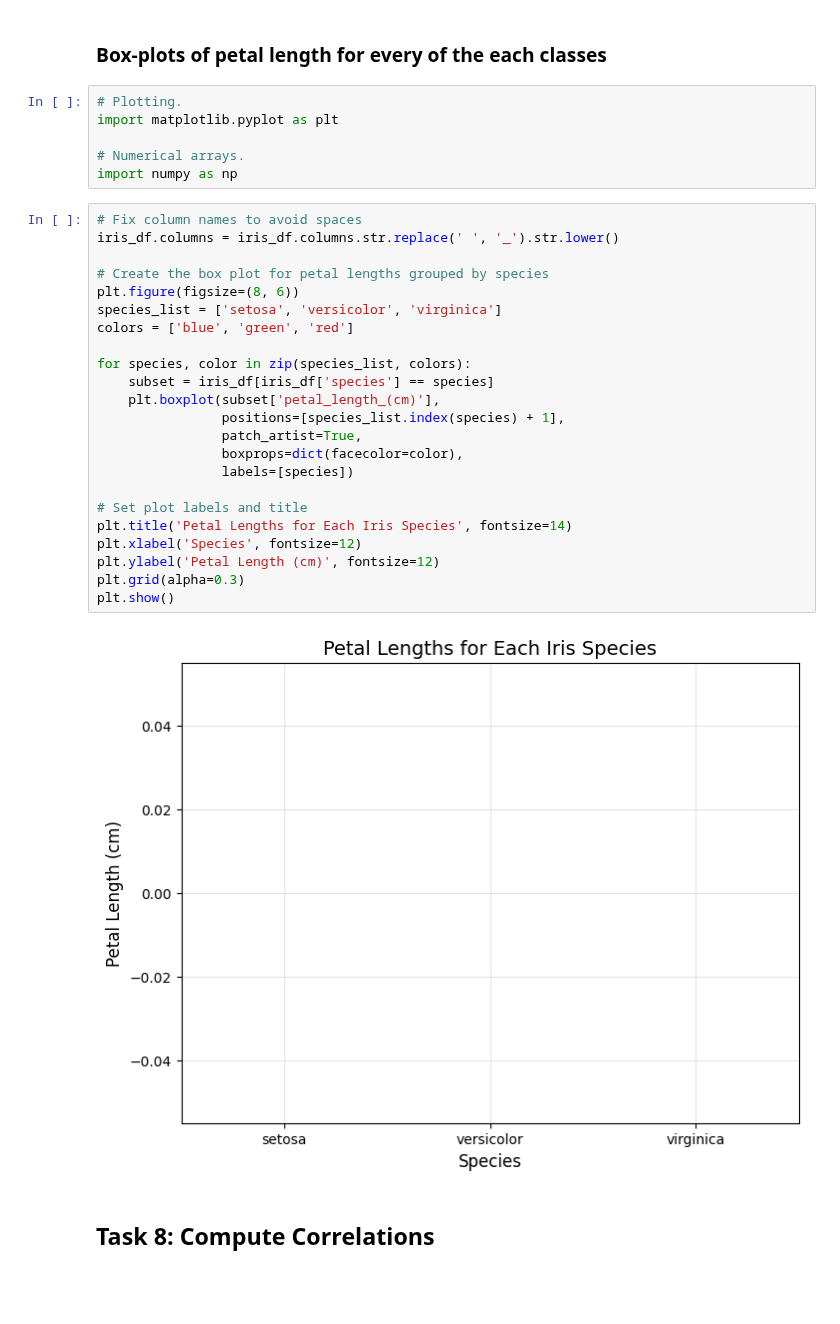
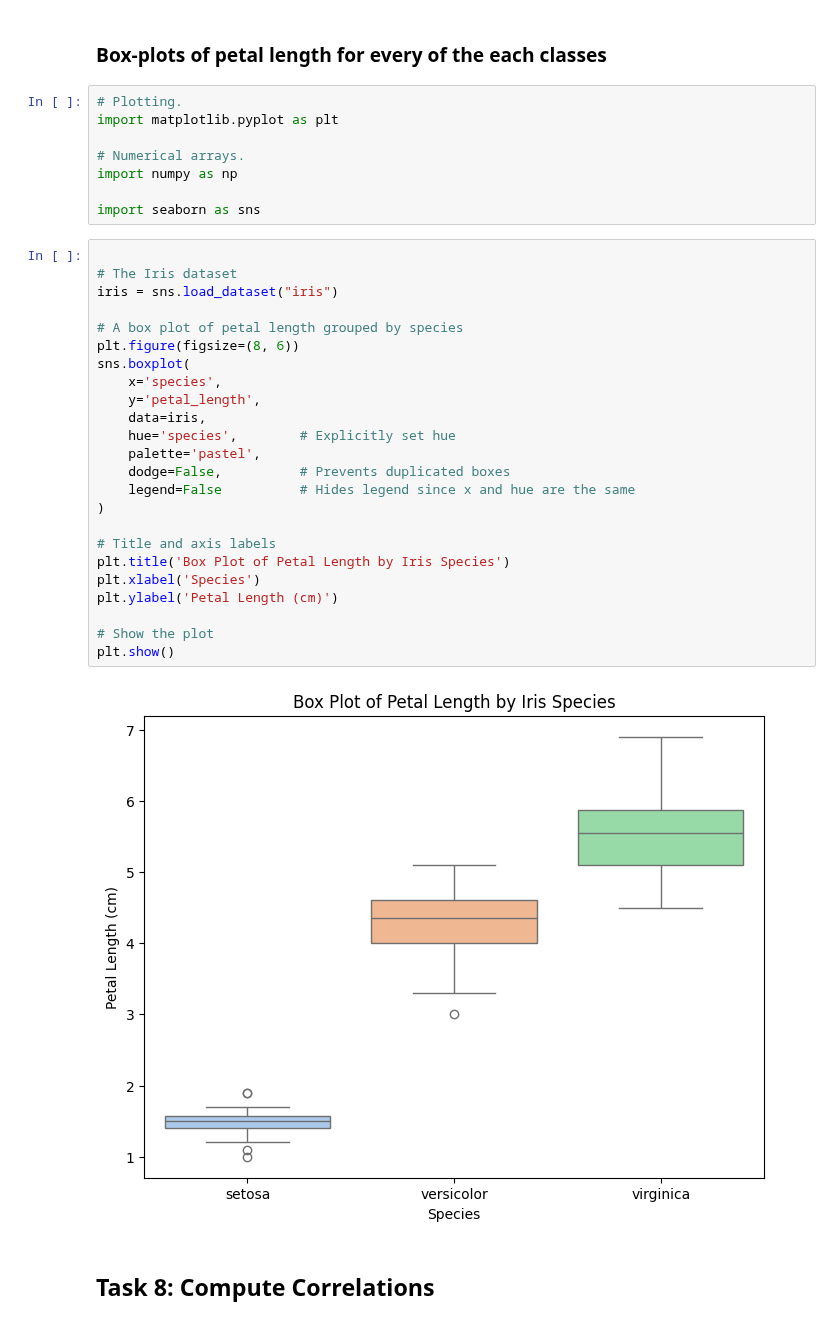
Before and after one commit to monkj24/principles_of_data_analytics, a Jupyter notebook: tasks.ipynb, the cells around one changed output. Cells and saved outputs as stored; diff of their text form; blank space fills up the shorter version.

```diff
--- a/tasks.ipynb
+++ b/tasks.ipynb
@@ -480,30 +480,33 @@ import matplotlib.pyplot as plt
 
 # Numerical arrays.
 import numpy as np
+
+import seaborn as sns
-# %%
-# Fix column names to avoid spaces
-iris_df.columns = iris_df.columns.str.replace(' ', '_').str.lower()
-
-# Create the box plot for petal lengths grouped by species
-plt.figure(figsize=(8, 6))
-species_list = ['setosa', 'versicolor', 'virginica']
-colors = ['blue', 'green', 'red']
-
-for species, color in zip(species_list, colors):
-    subset = iris_df[iris_df['species'] == species]
-    plt.boxplot(subset['petal_length_(cm)'],
-                positions=[species_list.index(species) + 1],
-                patch_artist=True,
-                boxprops=dict(facecolor=color),
-                labels=[species])
-
-# Set plot labels and title
-plt.title('Petal Lengths for Each Iris Species', fontsize=14)
-plt.xlabel('Species', fontsize=12)
-plt.ylabel('Petal Length (cm)', fontsize=12)
-plt.grid(alpha=0.3)
-plt.show()
-# %% [output]
-[figure, removed]
+# %%
+
+# The Iris dataset
+iris = sns.load_dataset("iris")
+
+# A box plot of petal length grouped by species
+plt.figure(figsize=(8, 6))
+sns.boxplot(
+    x='species',
+    y='petal_length',
+    data=iris,
+    hue='species',        # Explicitly set hue
+    palette='pastel',
+    dodge=False,          # Prevents duplicated boxes
+    legend=False          # Hides legend since x and hue are the same
+)
+
+# Title and axis labels
+plt.title('Box Plot of Petal Length by Iris Species')
+plt.xlabel('Species')
+plt.ylabel('Petal Length (cm)')
+
+# Show the plot
+plt.show()
+# %% [output]
+[figure, added]
 # %% [markdown]
 ## Task 8: Compute Correlations
```
Also changed, not shown: parts of 18 cells of this notebook, 2 other files.
